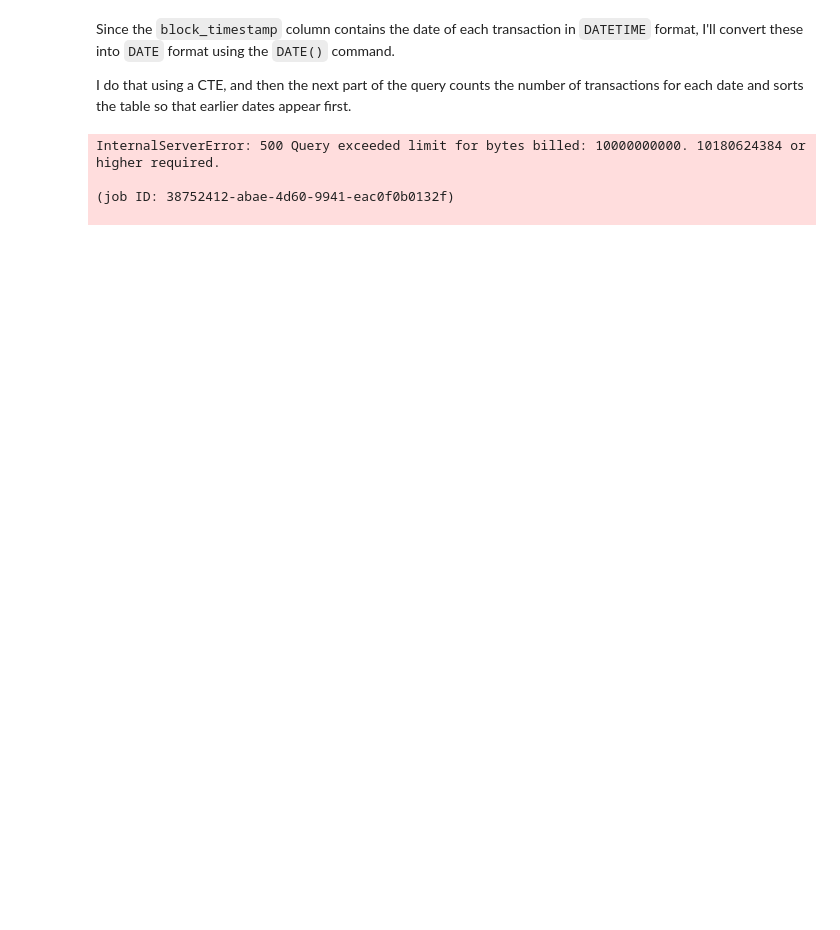
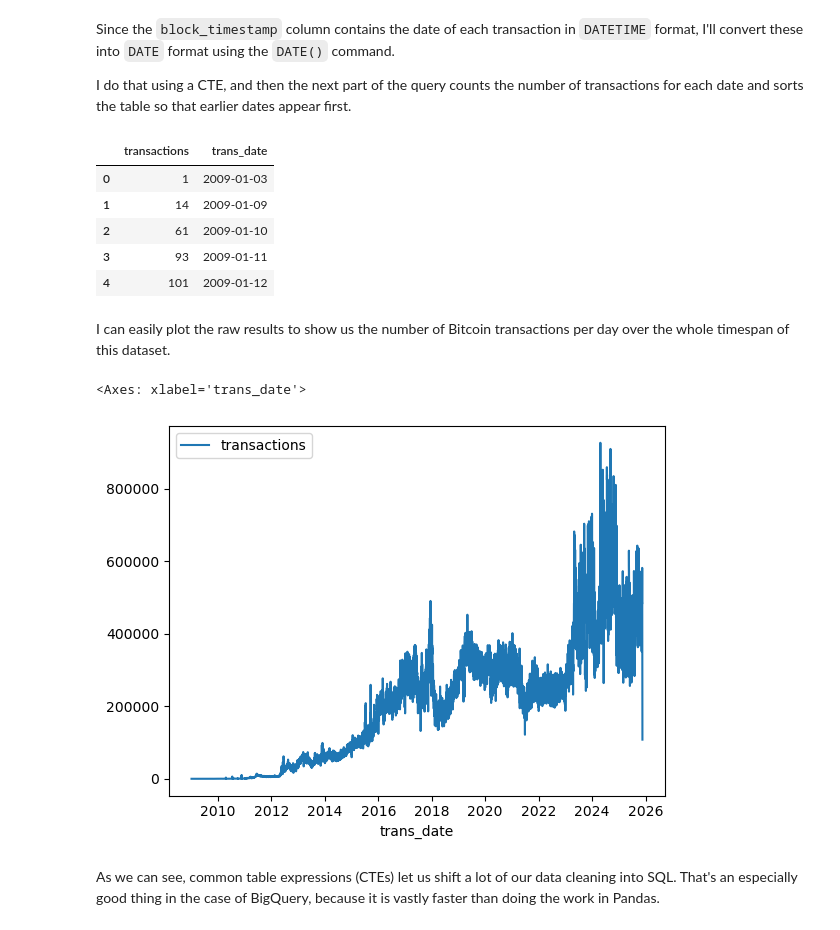
Before and after one commit to oktavianuu/SQL, a Jupyter notebook: intro/WITH_AS.ipynb, the cells around one changed output. Saved outputs shown, nothing was run; the diff lists cells and outputs as text; code cells hidden in the pictures; blank space fills up the shorter version.

```diff
--- a/intro/WITH_AS.ipynb
+++ b/intro/WITH_AS.ipynb
@@ -45,7 +45,8 @@ query_with_cte = """
                     SELECT DATE(block_timestamp) AS trans_date
                     FROM `bigquery-public-data.crypto_bitcoin.transactions`
                  )
-                 SELECT COUNT(1) AS transactions, trans_date
+                 SELECT COUNT(1) AS transactions,
+                     trans_date
                  FROM time
                  GROUP BY trans_date
                  ORDER BY trans_date
@@ -53,7 +54,7 @@ query_with_cte = """
 
 # Set up the query (cancel the query if it would use too much of
 # my quota, with the limit set to 10 GB)
-safe_config = bigquery.QueryJobConfig(maximum_bytes_billed=10**10)
+safe_config = bigquery.QueryJobConfig(maximum_bytes_billed=100 * 10**10)
 query_job = client.query(query_with_cte, job_config=safe_config)
 
 # API request - run the query, and convert the results to a pandas DataFrame
@@ -62,7 +63,18 @@ transaction_by_date = query_job.to_dataframe()
 # Print the first five rows
 transaction_by_date.head()
 # %% [output]
-InternalServerError: 500 Query exceeded limit for bytes billed: 10000000000. 10180624384 or higher required.
-
-(job ID: 38752412-abae-4d60-9941-eac0f0b0132f)
-
+|  | transactions | trans_date |
+| 0 | 1 | 2009-01-03 |
+| 1 | 14 | 2009-01-09 |
+| 2 | 61 | 2009-01-10 |
+| 3 | 93 | 2009-01-11 |
+| 4 | 101 | 2009-01-12 |
+# %% [markdown]
+I can easily plot the raw results to show us the number of Bitcoin transactions per day over the whole timespan of this dataset.
+# %%
+transaction_by_date.set_index('trans_date').plot()
+# %% [output]
+<Axes: xlabel='trans_date'>
+[figure, added]
+# %% [markdown]
+As we can see, common table expressions (CTEs) let us shift a lot of our data cleaning into SQL. That's an especially good thing in the case of BigQuery, because it is vastly faster than doing the work in Pandas.
```
